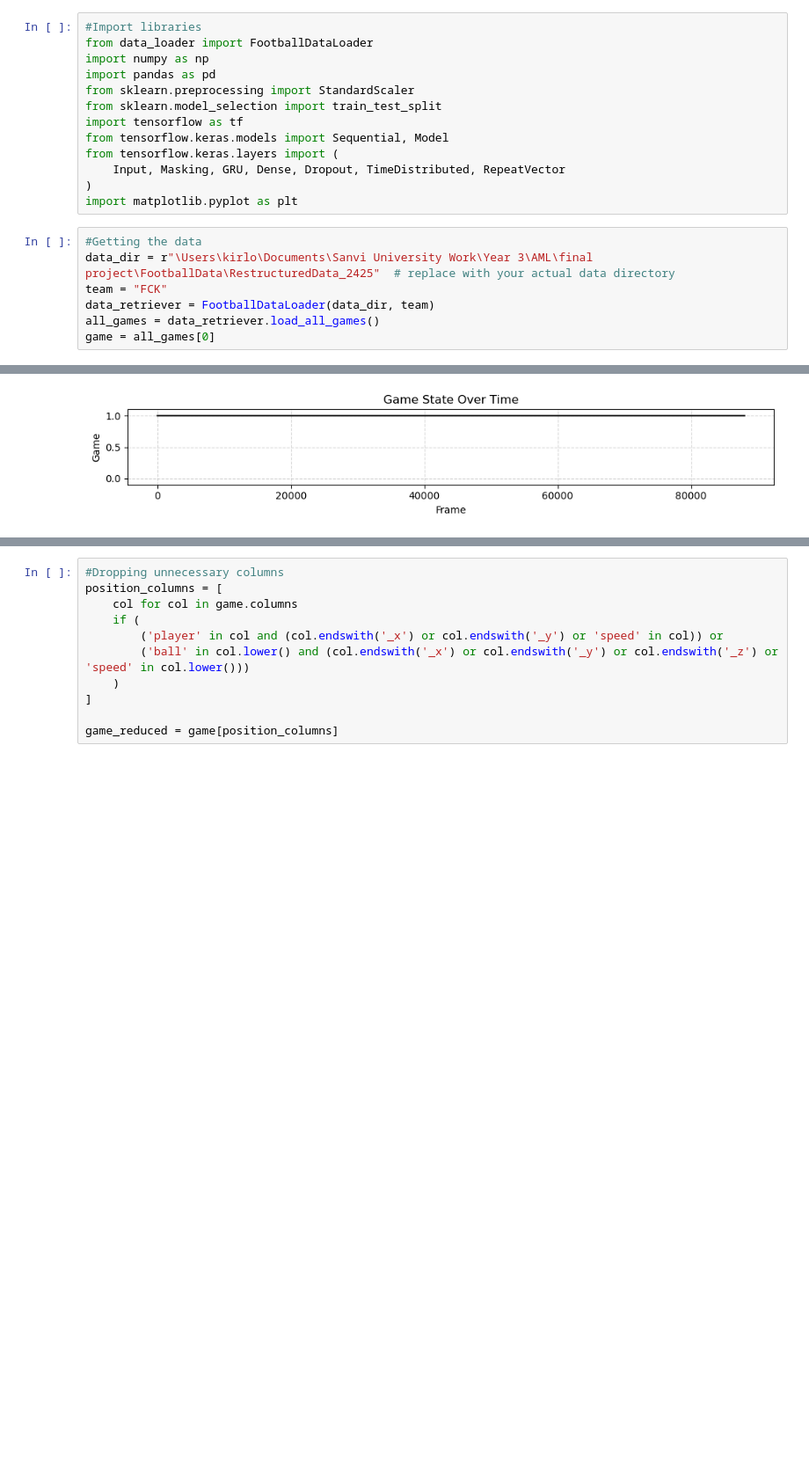
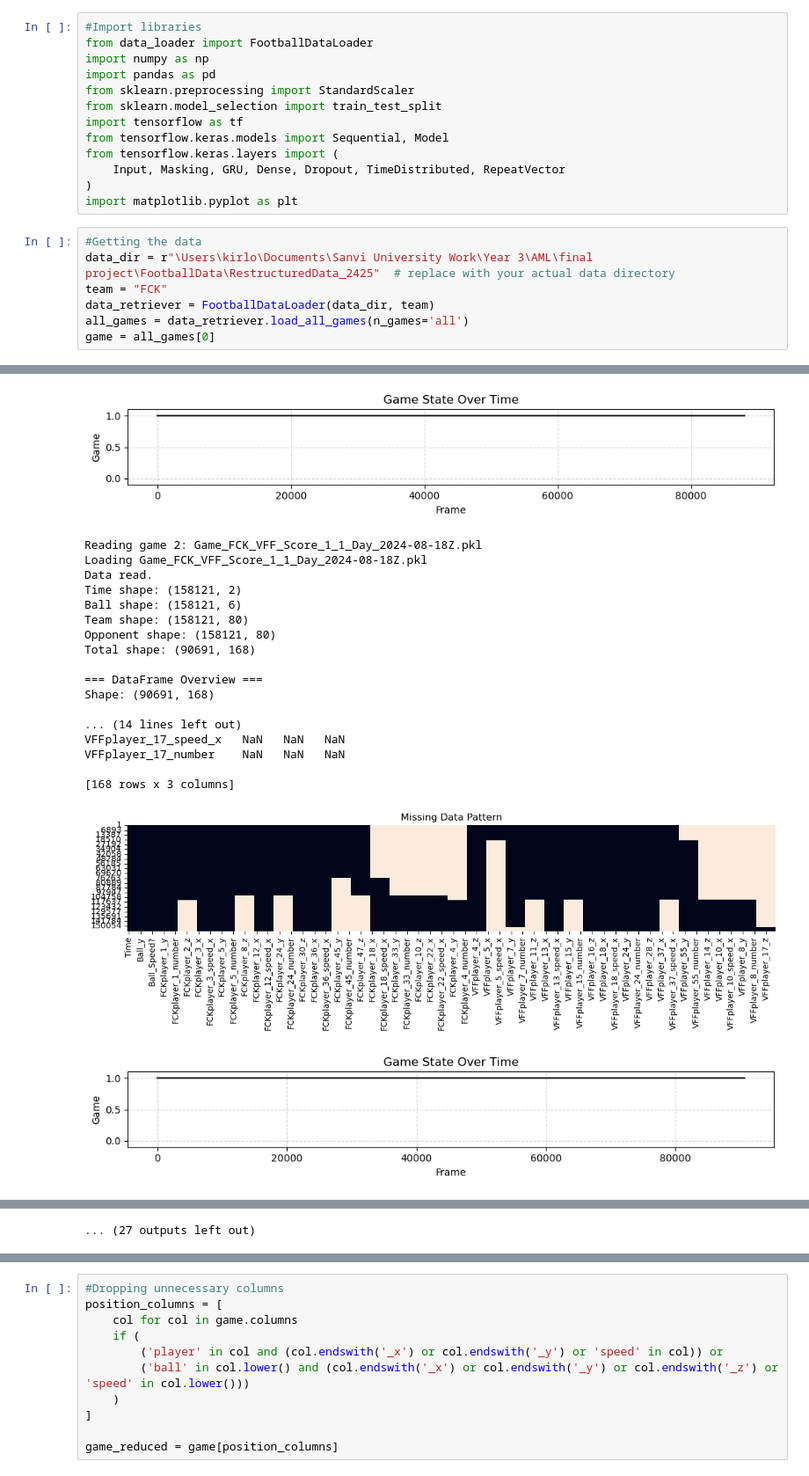
Before and after one commit to adiguzeldeniz/ekip_makine, a Jupyter notebook: autoencoder copy.ipynb, the cells around one changed output, grey strips where cells are left out. Shown at 88% size. Drawn from its saved outputs; the diff is of its cells as text; blank space fills up the shorter version.

```diff
--- a/autoencoder copy.ipynb
+++ b/autoencoder copy.ipynb
@@ -14,27 +14,46 @@ import matplotlib.pyplot as plt
 # %%
 #Getting the data
 data_dir = r"\Users\kirlo\Documents\Sanvi University Work\Year 3\AML\final project\FootballData\RestructuredData_2425"  # replace with your actual data directory
 team = "FCK"
 data_retriever = FootballDataLoader(data_dir, team)
-all_games = data_retriever.load_all_games()
+all_games = data_retriever.load_all_games(n_games='all')
 game = all_games[0]
 # %% [output]
 Reading game 1: Game_FCK_RFC_Score_1_1_Day_2024-08-04Z.pkl
 Loading Game_FCK_RFC_Score_1_1_Day_2024-08-04Z.pkl
 Data read.
 Time shape: (155541, 2)
 Ball shape: (155541, 6)
 Team shape: (155541, 75)
 Opponent shape: (155541, 80)
 Total shape: (88002, 163)
 
 === DataFrame Overview ===
 Shape: (88002, 163)
 
 ... (14 lines left out)
 RFCplayer_15_speed_x   NaN   NaN   NaN
 RFCplayer_15_number    NaN   NaN   NaN
 
 [163 rows x 3 columns]
 [figure]
 [figure]
+Reading game 2: Game_FCK_VFF_Score_1_1_Day_2024-08-18Z.pkl
+Loading Game_FCK_VFF_Score_1_1_Day_2024-08-18Z.pkl
+Data read.
+Time shape: (158121, 2)
+Ball shape: (158121, 6)
+Team shape: (158121, 80)
+Opponent shape: (158121, 80)
+Total shape: (90691, 168)
+
+=== DataFrame Overview ===
+Shape: (90691, 168)
+
+... (14 lines left out)
+VFFplayer_17_speed_x   NaN   NaN   NaN
+VFFplayer_17_number    NaN   NaN   NaN
+
+[168 rows x 3 columns]
+[figure, added]
+[figure, added]
@@ -40,0 +98 @@ RFCplayer_15_number    NaN   NaN   NaN
+... (27 outputs left out)
```
Also changed, not shown: parts of 2 cells of this notebook.
